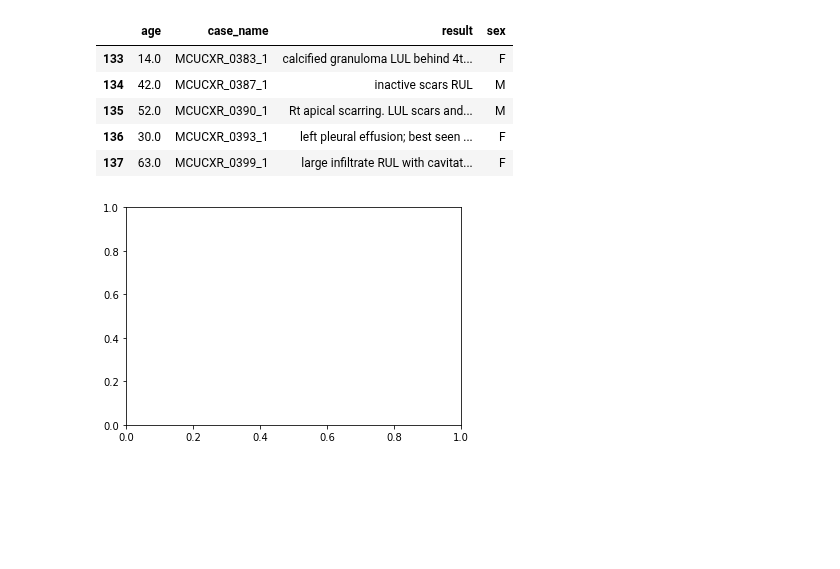
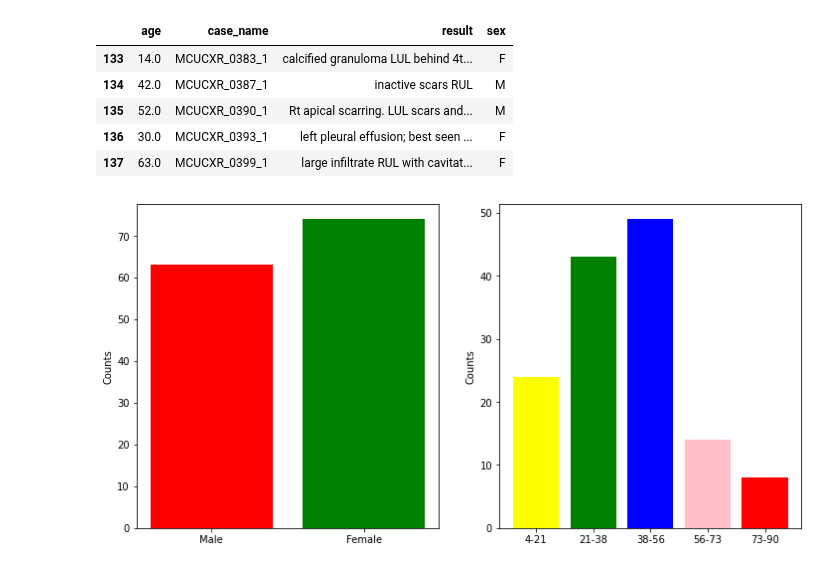
Before and after one commit to jKulrativid/indiv_2021_1_tubeculosis, a Jupyter notebook: MontgomeryTubeculosis.ipynb, the cells around one changed output. Saved outputs shown, nothing was run; the diff lists cells and outputs as text; code cells hidden in the pictures; blank space fills up the shorter version.

```diff
--- a/MontgomeryTubeculosis.ipynb
+++ b/MontgomeryTubeculosis.ipynb
@@ -194,7 +193,3 @@ df.tail()
 | 135 | 52.0 | MCUCXR_0390_1 | Rt apical scarring. LUL scars and... | M |
 | 136 | 30.0 | MCUCXR_0393_1 | left pleural effusion; best seen ... | F |
 | 137 | 63.0 | MCUCXR_0399_1 | large infiltrate RUL with cavitat... | F |
-# %%
-fig, ax = plt.subplots()
-# %% [output]
-[figure, removed]
@@ -201 +200,38 @@ fig, ax = plt.subplots()
+# %%
+fig, (sex_ax, age_ax) = plt.subplots(1, 2, figsize=(12, 6))
+
+### show sex data ###
+
+sex_df = df['sex']
+n_male, n_female = sex_df[sex_df == 'M'].count(), sex_df[sex_df == 'F'].count()
+sex_heights = [n_male, n_female]
+sex_bars = ['Male', 'Female']
+
+sex_ypos = np.arange(len(bars))
+sex_ax.bar(sex_ypos, sex_heights, color=['red', 'green'])
+sex_ax.set_xticks(sex_ypos)
+sex_ax.set_xticklabels(sex_bars)
+sex_ax.set_ylabel('Counts')
+
+### show age data ###
+
+age_df = df['age']
+n_interval = 5
+min_v, max_v = age_df.min(), age_df.max()
+lbound, ubound = get_k_interval(min_v, max_v+1, n_interval)
+age_heights = list()
+for lb, ub in zip(lbound, ubound):
+    interval_count = age_df[(age_df >= lb) & (age_df < ub)].count()
+    age_heights.append(interval_count)
+age_bars = [f'{lbound[i]:.0f}-{ubound[i]:.0f}' for i in range(len(lbound))]
+
+age_ypos = np.arange(len(age_bars))
+age_ax.bar(age_ypos, age_heights, color=['yellow', 'green', 'blue', 'pink', 'red'])
+age_ax.set_xticks(age_ypos)
+age_ax.set_xticklabels(age_bars)
+age_ax.set_ylabel('Counts')
+
+fig.show()
+# %% [output]
+[figure, added]
 # %%
```
Also changed, not shown: parts of 4 cells of this notebook.
